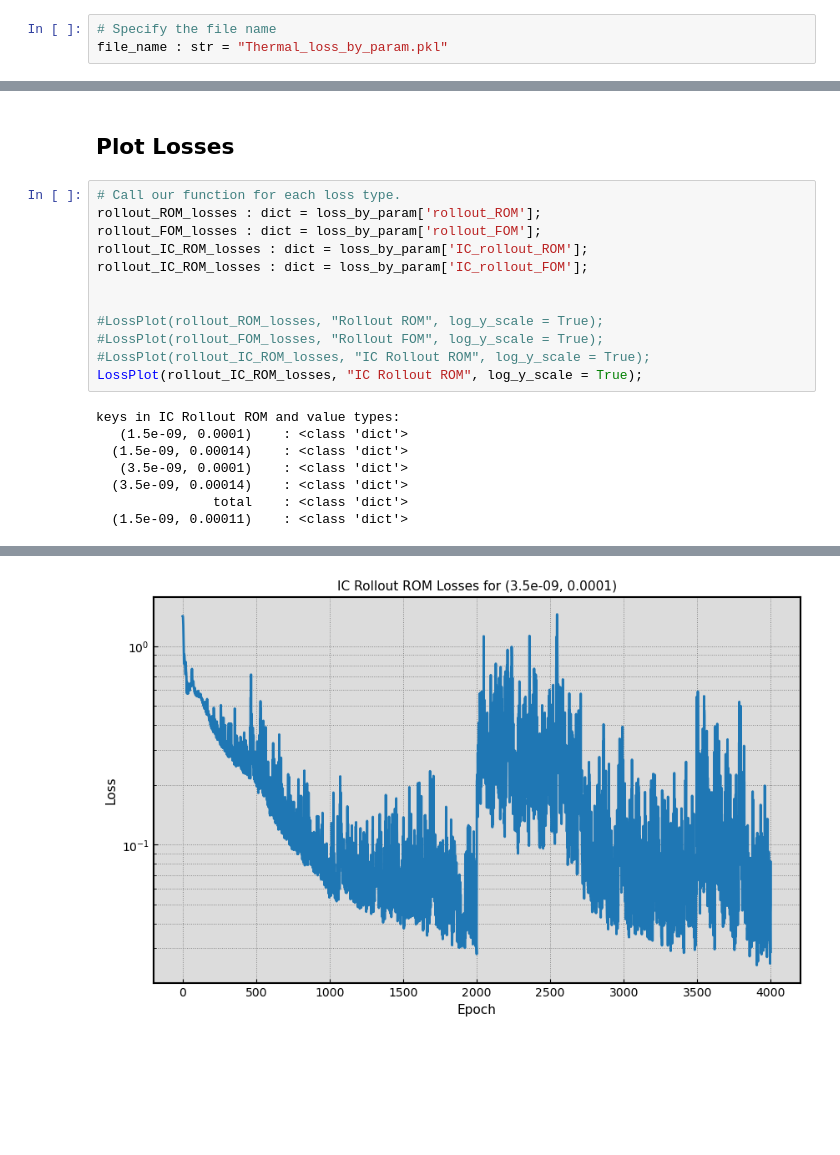
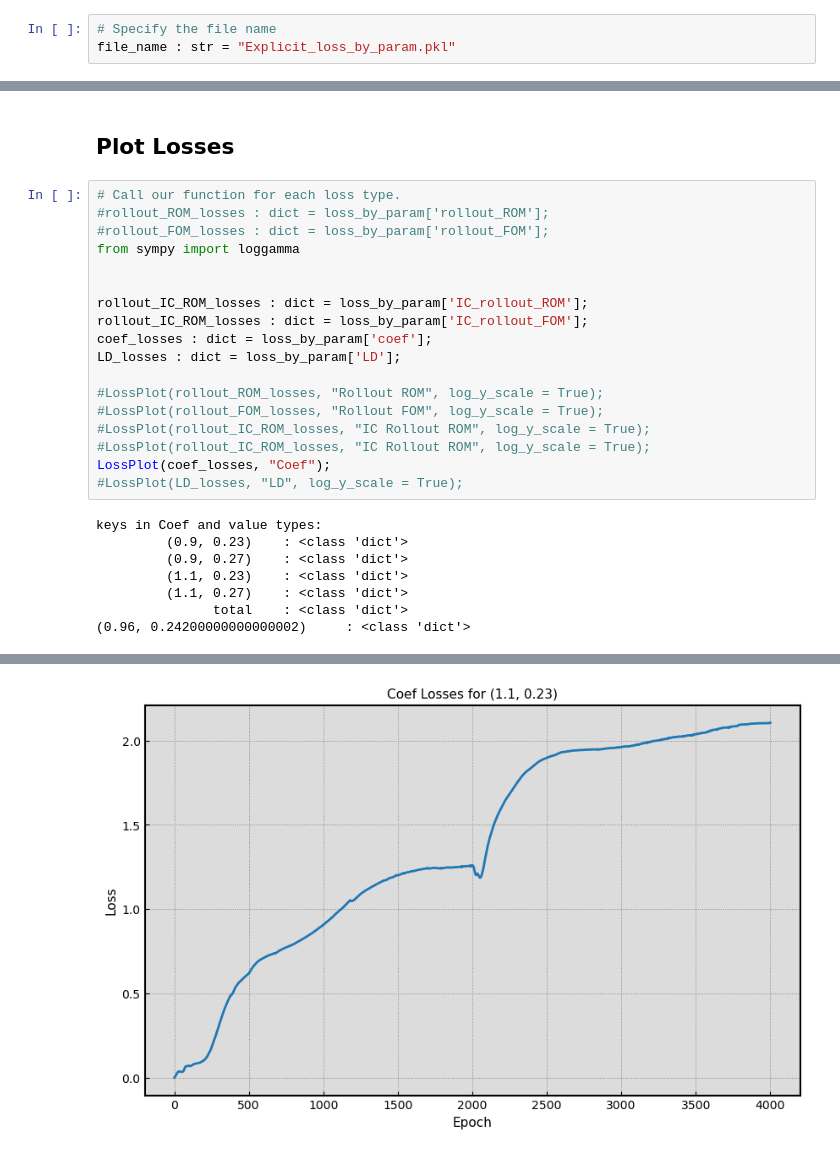
Before and after one commit to punkduckable/Higher-Order-LaSDI, a Jupyter notebook: Analyze_Parameter_Losses.ipynb, the cells around one changed output, grey strips where cells are left out. Drawn from its saved outputs; the diff is of its cells as text; blank space fills up the shorter version.

```diff
--- a/Analyze_Parameter_Losses.ipynb
+++ b/Analyze_Parameter_Losses.ipynb
@@ -3,7 +3,7 @@
 This should be a file in the `results` directory and then see what is inside.
 # %%
 # Specify the file name
-file_name : str = "Thermal_loss_by_param.pkl"
+file_name : str = "Explicit_loss_by_param.pkl"
 # %%
 # Get the full path to the file
 import os;
@@ -175,21 +173,27 @@ def LossPlot(loss_dict : dict, loss_type : str, log_y_scale : bool = False):
 ## Plot Losses
 # %%
 # Call our function for each loss type.
-rollout_ROM_losses : dict = loss_by_param['rollout_ROM'];
-rollout_FOM_losses : dict = loss_by_param['rollout_FOM'];
+#rollout_ROM_losses : dict = loss_by_param['rollout_ROM'];
+#rollout_FOM_losses : dict = loss_by_param['rollout_FOM'];
+from sympy import loggamma
+
+
 rollout_IC_ROM_losses : dict = loss_by_param['IC_rollout_ROM'];
 rollout_IC_ROM_losses : dict = loss_by_param['IC_rollout_FOM'];
-
+coef_losses : dict = loss_by_param['coef'];
+LD_losses : dict = loss_by_param['LD'];
 
 #LossPlot(rollout_ROM_losses, "Rollout ROM", log_y_scale = True);
 #LossPlot(rollout_FOM_losses, "Rollout FOM", log_y_scale = True);
 #LossPlot(rollout_IC_ROM_losses, "IC Rollout ROM", log_y_scale = True);
-LossPlot(rollout_IC_ROM_losses, "IC Rollout ROM", log_y_scale = True);
+#LossPlot(rollout_IC_ROM_losses, "IC Rollout ROM", log_y_scale = True);
+LossPlot(coef_losses, "Coef");
+#LossPlot(LD_losses, "LD", log_y_scale = True);
 # %% [output]
-keys in IC Rollout ROM and value types:
-   (1.5e-09, 0.0001)    : <class 'dict'>
-  (1.5e-09, 0.00014)    : <class 'dict'>
-   (3.5e-09, 0.0001)    : <class 'dict'>
-  (3.5e-09, 0.00014)    : <class 'dict'>
+keys in Coef and value types:
+         (0.9, 0.23)    : <class 'dict'>
+         (0.9, 0.27)    : <class 'dict'>
+         (1.1, 0.23)    : <class 'dict'>
+         (1.1, 0.27)    : <class 'dict'>
                total    : <class 'dict'>
-  (1.5e-09, 0.00011)    : <class 'dict'>
+(0.96, 0.24200000000000002)     : <class 'dict'>
@@ -198 +202 @@ keys in IC Rollout ROM and value types:
-[figure, old version]
+[figure, new version]
```
Also changed, not shown: parts of 2 cells of this notebook.
